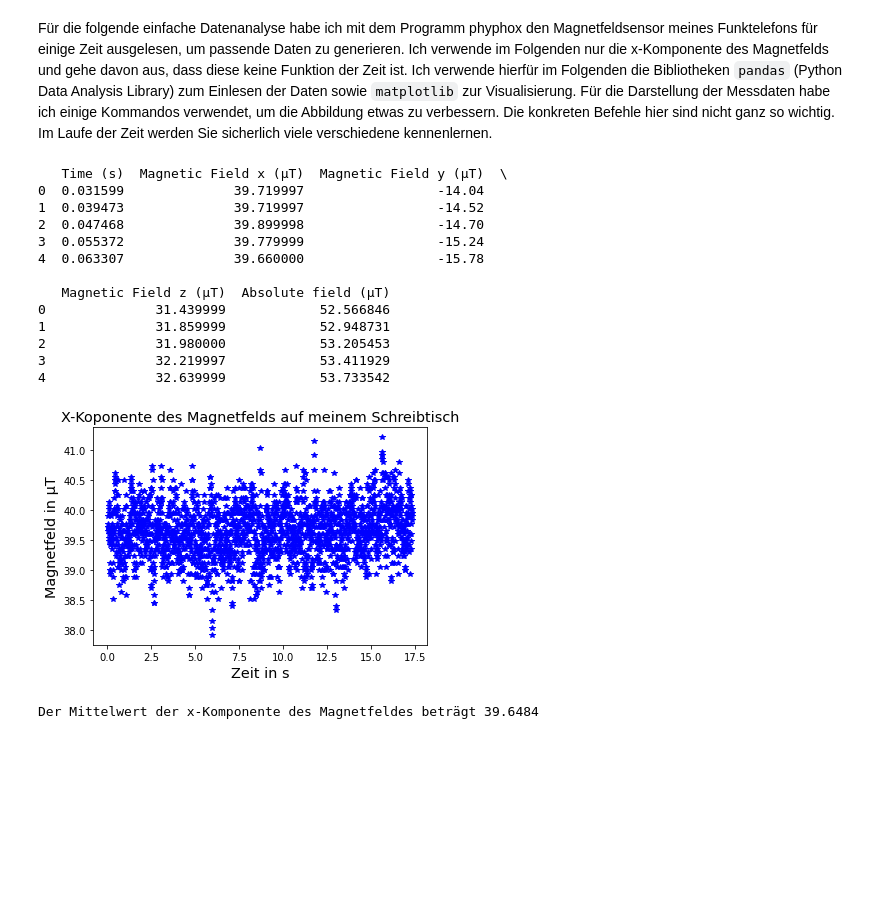
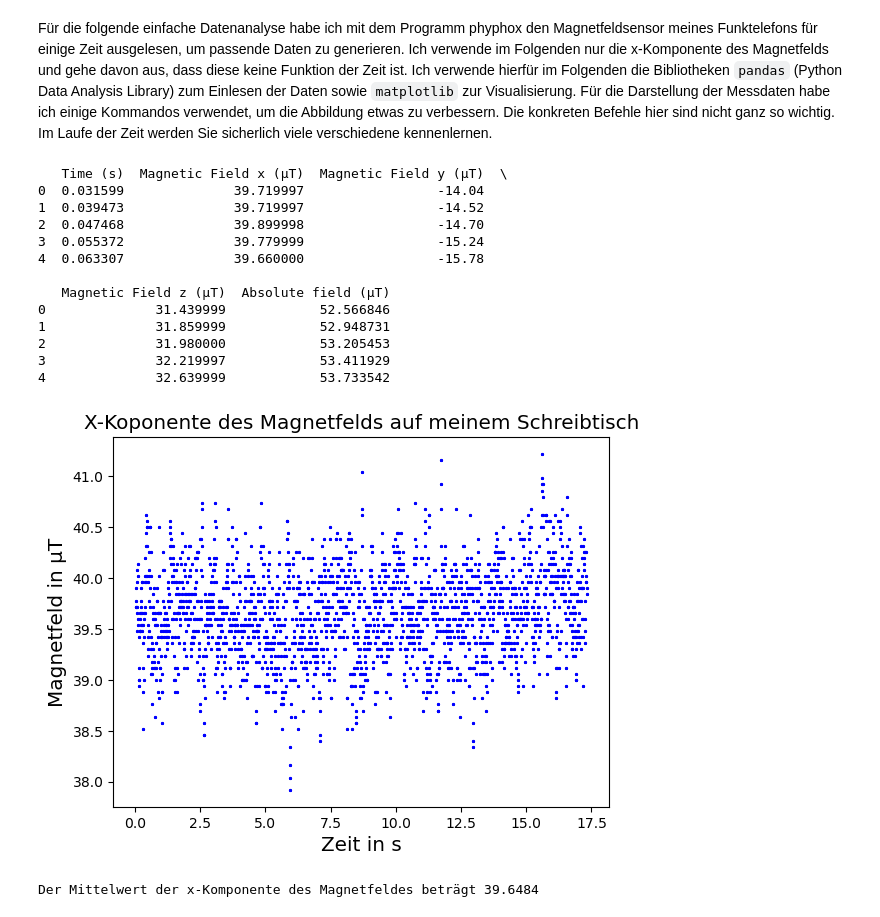
Before and after one commit to LoredCast/KIT, a Jupyter notebook: Mittelwert/Mittelwert Standardabweichung.ipynb, the cells around one changed output. Drawn from its saved outputs; the diff is of its cells as text; code cells hidden in the pictures; blank space fills up the shorter version.

```diff
--- a/Mittelwert/Mittelwert Standardabweichung.ipynb
+++ b/Mittelwert/Mittelwert Standardabweichung.ipynb
@@ -211,35 +211,35 @@ time = df['Time (s)']           # Und dann weisen Sie die Werte in der Spalte "T
 Magnetic_field = df['Magnetic Field x (µT)']
                                 # Und mit der Spalte "Magnetic Field x (µT)" verfahren Sie genauso.
 
                                 # Im Folgenden haben wir einige Befehle, die eine Abbildung erstellen.
                                 # Wir fügen der Abbildung einen Titel hinzu und definieren, was an der x-Achse
                                 # und was an der y-Achse stehen soll.
 
 plt.title("X-Koponente des Magnetfelds auf meinem Schreibtisch", size="x-large")
 plt.ylabel("Magnetfeld in µT", size="x-large")
 plt.xlabel("Zeit in s", size="x-large")
 
-plt.plot(time, Magnetic_field, "*", markersize=6, color='b')
+plt.plot(time, Magnetic_field, "*", markersize=2, color='b')
                                 # Der vorhergehende Befehl sagt dem Program, was genau dargestellt werden soll.
                                 # Wir plotten hier also die Werte des Magnetfeldes als Funktion der Zeit.
                                 # Da wir diskrete Messewerte haben werden die einzelnen Wertepaare als Sternchen
                                 # dargestellt mit einer Größe von 6 und das ganze in Blau.
 plt.show()
 # %% [output]
    Time (s)  Magnetic Field x (µT)  Magnetic Field y (µT)  \
 0  0.031599              39.719997                 -14.04
 1  0.039473              39.719997                 -14.52
 2  0.047468              39.899998                 -14.70
 3  0.055372              39.779999                 -15.24
 4  0.063307              39.660000                 -15.78
 
    Magnetic Field z (µT)  Absolute field (µT)
 0              31.439999            52.566846
 1              31.859999            52.948731
 2              31.980000            53.205453
 3              32.219997            53.411929
 4              32.639999            53.733542
-[figure, old version]
+[figure, new version]
 # %%
 print(f"Der Mittelwert der x-Komponente des Magnetfeldes beträgt {round(np.mean(Magnetic_field),4)}")
 # %% [output]
```
Also changed, not shown: parts of 1 cell of this notebook, 6 other files.
